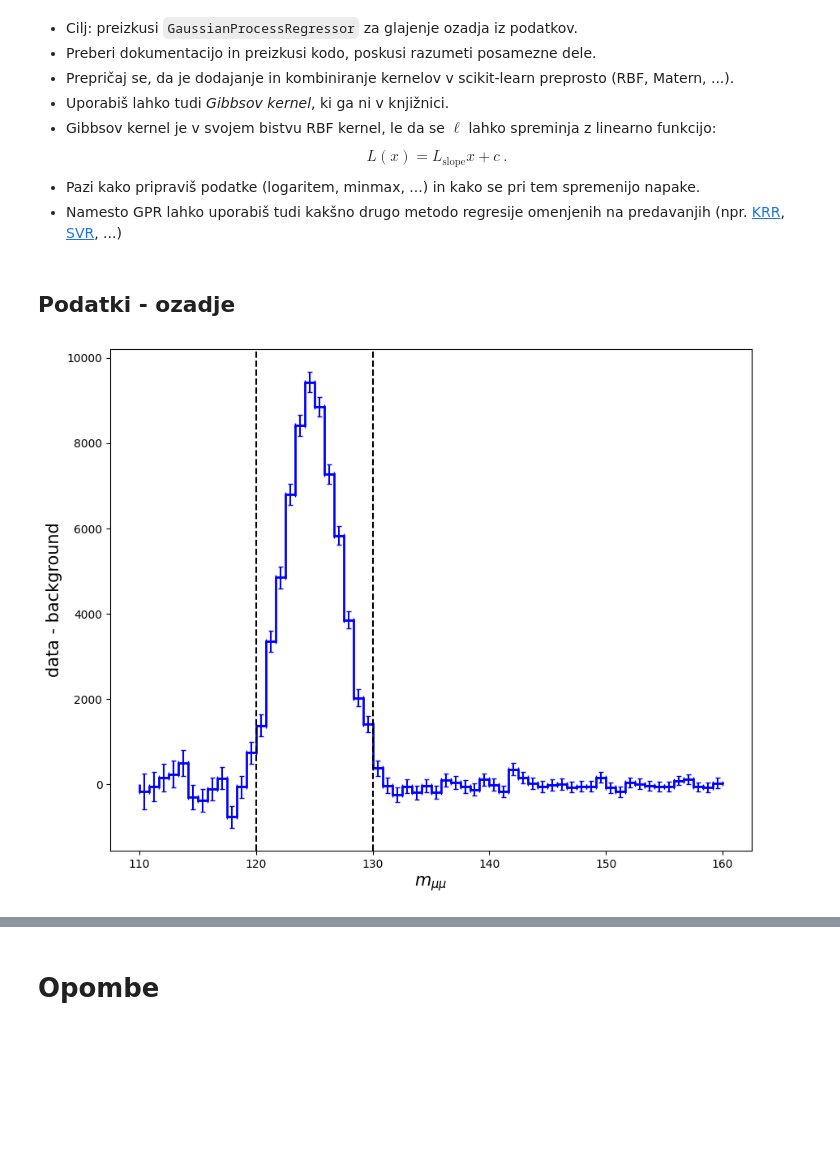
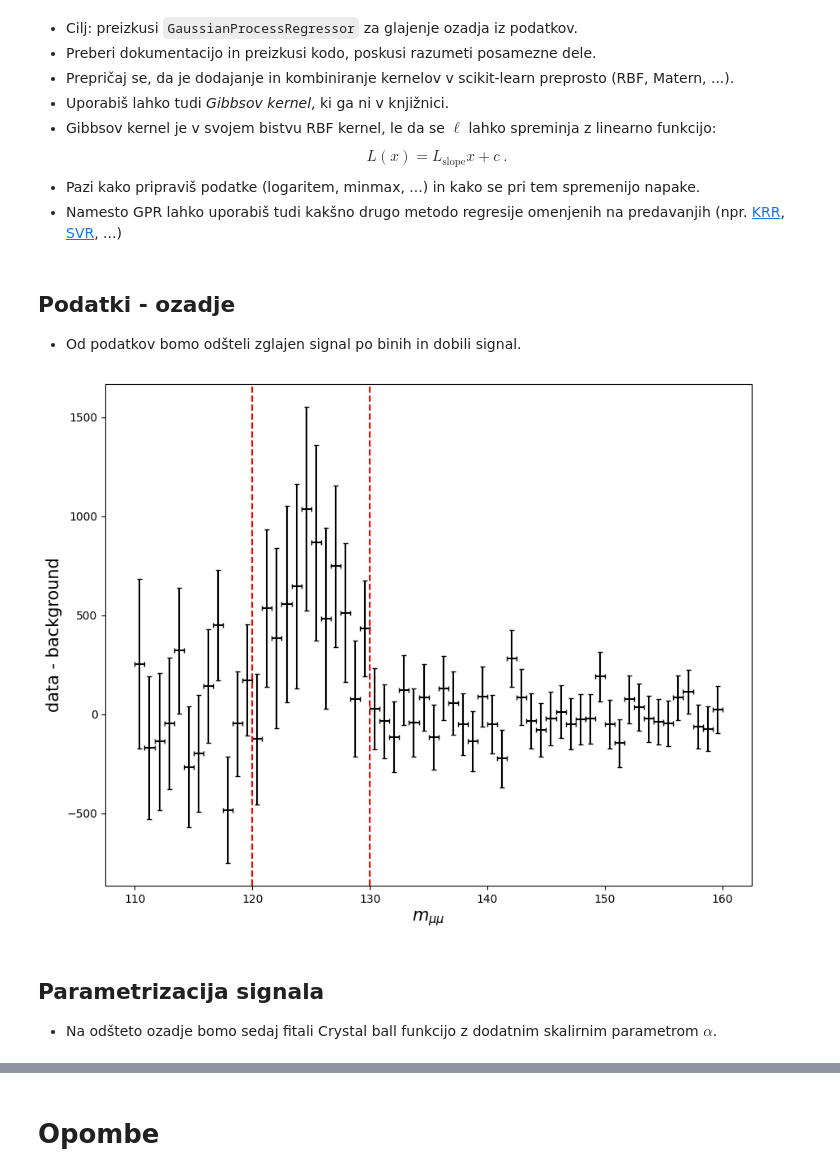
Before and after one commit to j-gavran/PSUF_Hmumu, a Jupyter notebook: vaje/vaje2.ipynb, the cells around one changed output, grey strips where cells are left out. Cells and saved outputs as stored; diff of their text form; code cells hidden in the pictures; blank space fills up the shorter version.

```diff
--- a/vaje/vaje2.ipynb
+++ b/vaje/vaje2.ipynb
@@ -643,7 +647,7 @@ d_{A}(x_k) = d(x_k) + \gamma \cdot s(x_k) \>,
 $$
 kjer je $\gamma \geq 0$ nek faktor.
 # %%
-gamma = 100.0
+gamma = 10.0
 
 d_bin_centers, d_bin_edges, d_bin_values, d_bin_errors = hists["Data"]
 s_bin_centers, s_bin_edges, s_bin_values, s_bin_errors = hists["Signal"]
@@ -770,8 +774,24 @@ y_train = unp.log(y_train)
 y_train, y_train_var = unp.nominal_values(y_train), unp.std_devs(y_train)**2
 # %%
 # define kernel and model
-kernel = 1.0 * RBF(length_scale=1.0, length_scale_bounds=(1e-3, 1e3))
-gpr_model = GaussianProcessRegressor(kernel=kernel, alpha=y_train_var, n_restarts_optimizer=100)
+kernel_rbf = ConstantKernel(
+    1.0,
+    constant_value_bounds=(1e-3, 1e3),
+) * RBF(
+    length_scale=1.0,
+    length_scale_bounds=(1e-3, 1e3),
+)
+
+kernel_matern = ConstantKernel(
+    1.0,
+    constant_value_bounds=(1e-3, 1e3),
+) * Matern(
+    1.0,
+    length_scale_bounds=(1e-3, 1e3),
+    nu=1.5,
+)
+
+gpr_model = GaussianProcessRegressor(kernel=kernel_matern, alpha=y_train_var, n_restarts_optimizer=0)
 # %%
 # fit the model
 gpr_model.fit(X_train, y_train)
@@ -835,36 +855,44 @@ $$
 - Namesto GPR lahko uporabiš tudi kakšno drugo metodo regresije omenjenih na predavanjih (npr. [KRR](https://scikit-learn.org/stable/modules/generated/sklearn.kernel_ridge.KernelRidge.html), [SVR](https://scikit-learn.org/stable/modules/generated/sklearn.svm.SVR.html), ...)
 # %% [markdown]
 ## Podatki - ozadje
+
+- Od podatkov bomo odšteli zglajen signal po binih in dobili signal.
 # %%
 data = hists["AsimovData"]
 gpr_background = hists["gpr"]
 
-x, edges = data[0], data[1]
-std = np.sqrt(data[3]**2 + gpr_background[3]**2)
+signal_x, edges = data[0], data[1]
 
+# do smooth background subtraction
 signal = data[2] - gpr_background[2]
+
+# calculate errors from subtraction
+signal_std = np.sqrt(data[3]**2 + gpr_background[3]**2)
 # %%
 plt.figure(figsize=(9, 7))
 
-plt.hist(x, edges, weights=signal, histtype="step", color="b", lw=2)
 plt.errorbar(
-    x=x,
+    x=signal_x,
     y=signal,
     xerr=np.diff(edges)[0] / 2,
-    yerr=std,
+    yerr=signal_std,
     linestyle="None",
     marker="o",
     ms=0,
-    c="b",
+    c="k",
     capsize=2,
 )
 
-plt.axvline(120.0, c="k", ls="--")
-plt.axvline(130.0, c="k", ls="--")
+plt.axvline(120.0, c="r", ls="--")
+plt.axvline(130.0, c="r", ls="--")
 
 plt.xlabel(r"$m_{\mu\mu}$", fontsize=15)
 plt.ylabel("data - background", fontsize=15)
 
 plt.tight_layout()
 # %% [output]
-[figure, old version]
+[figure, new version]
+# %% [markdown]
+## Parametrizacija signala
+
+- Na odšteto ozadje bomo sedaj fitali Crystal ball funkcijo z dodatnim skalirnim parametrom $\alpha$.
```
Also changed, not shown: parts of 21 cells of this notebook, 4 other files.
